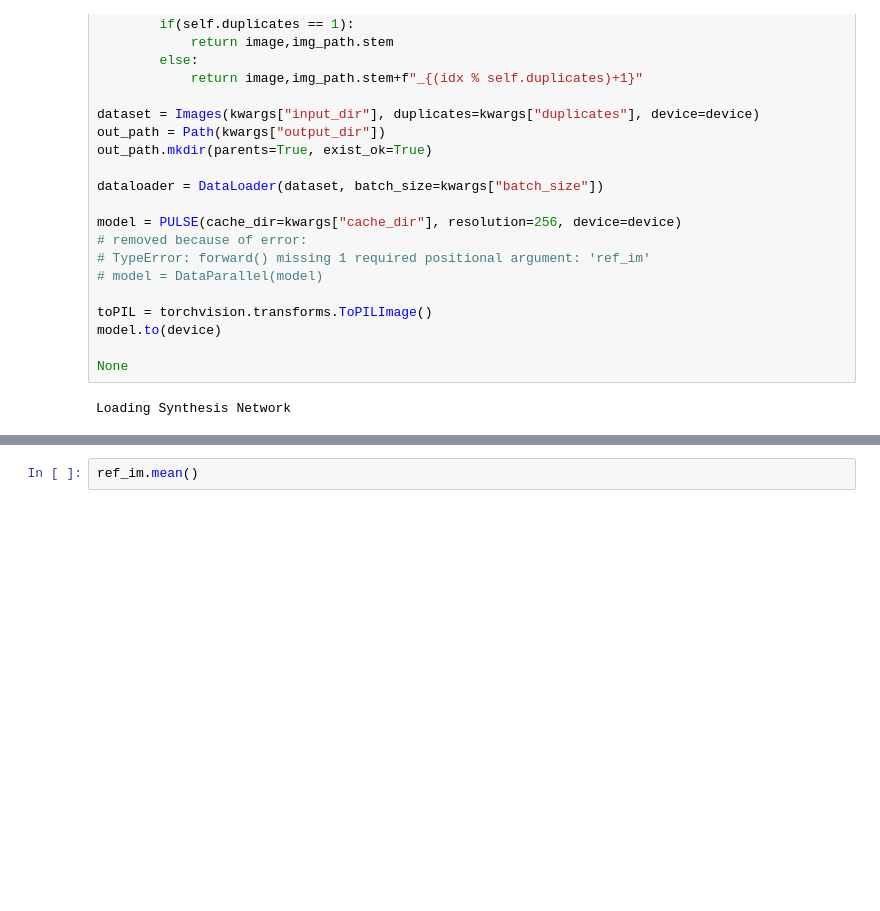
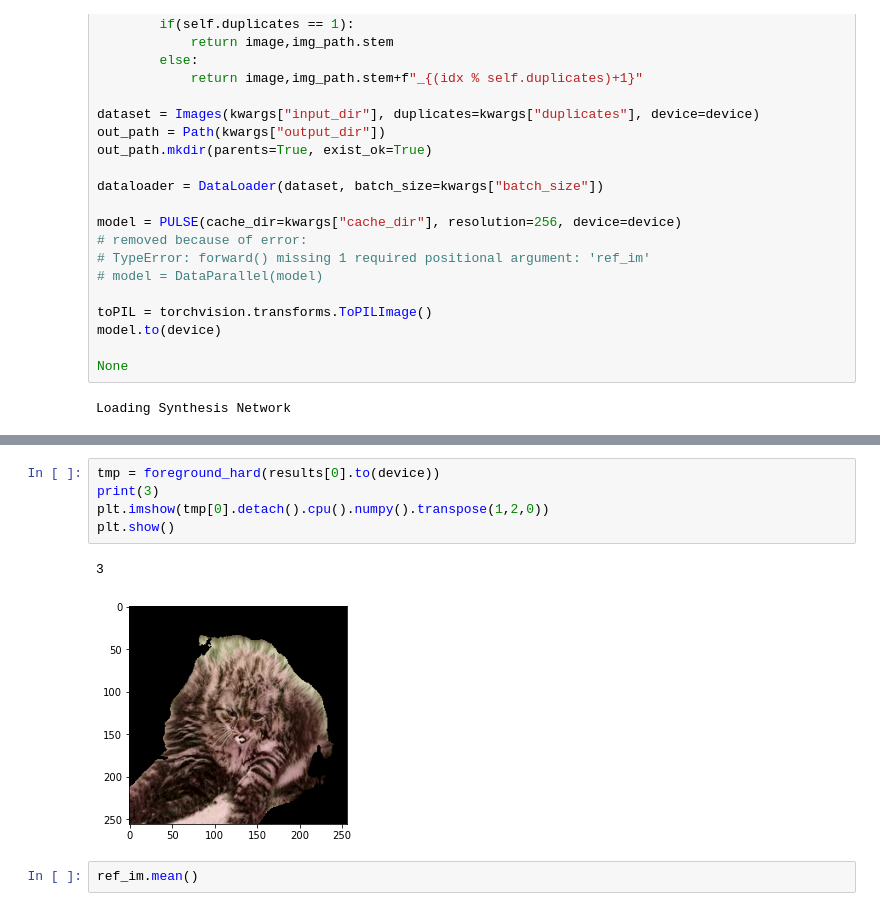
Before and after one commit to hackgoofer/sketch2cat-pulse, a Jupyter notebook: pulsing_cat.ipynb, the cells around one changed output, grey strips where cells are left out. Saved outputs shown, nothing was run; the diff lists cells and outputs as text; blank space fills up the shorter version.

```diff
--- a/pulsing_cat.ipynb
+++ b/pulsing_cat.ipynb
@@ -592,3 +746,11 @@ plt.show()
+# %%
+tmp = foreground_hard(results[0].to(device))
+print(3)
+plt.imshow(tmp[0].detach().cpu().numpy().transpose(1,2,0))
+plt.show()
+# %% [output]
+3
+[figure, added]
 # %%
 ref_im.mean()
 # %% [output]
```
Also changed, not shown: parts of 12 cells of this notebook, 5 other files.
